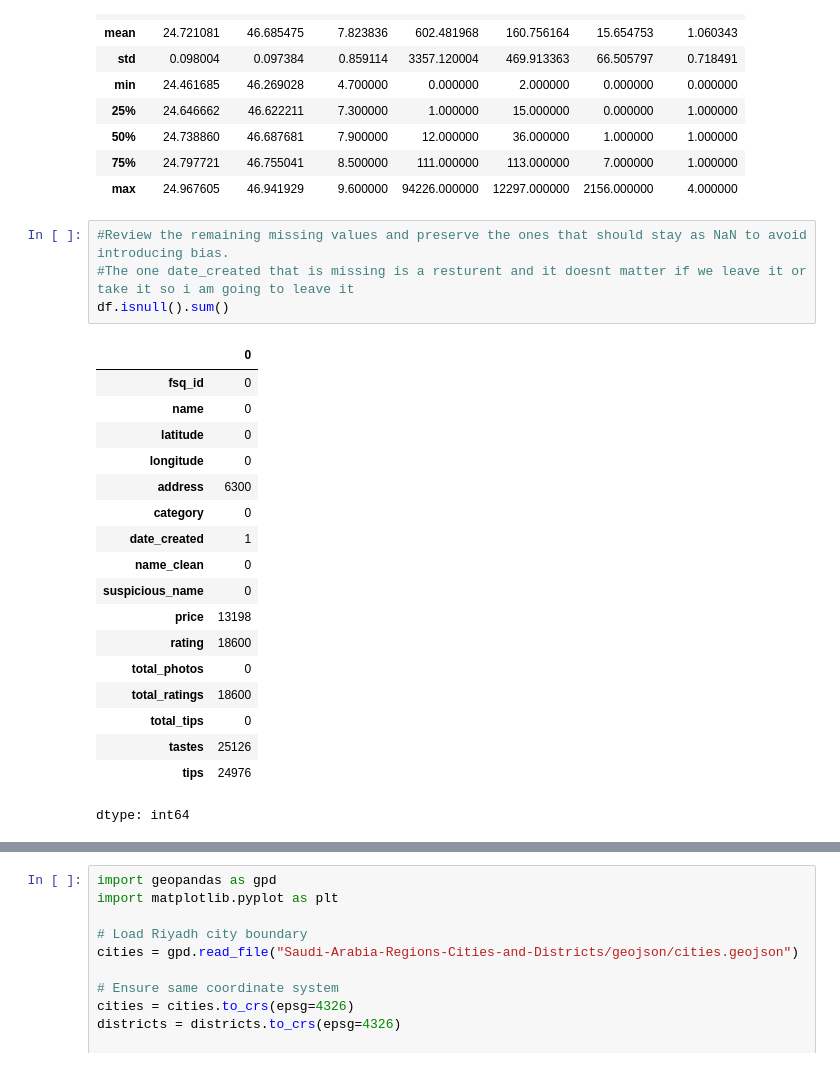
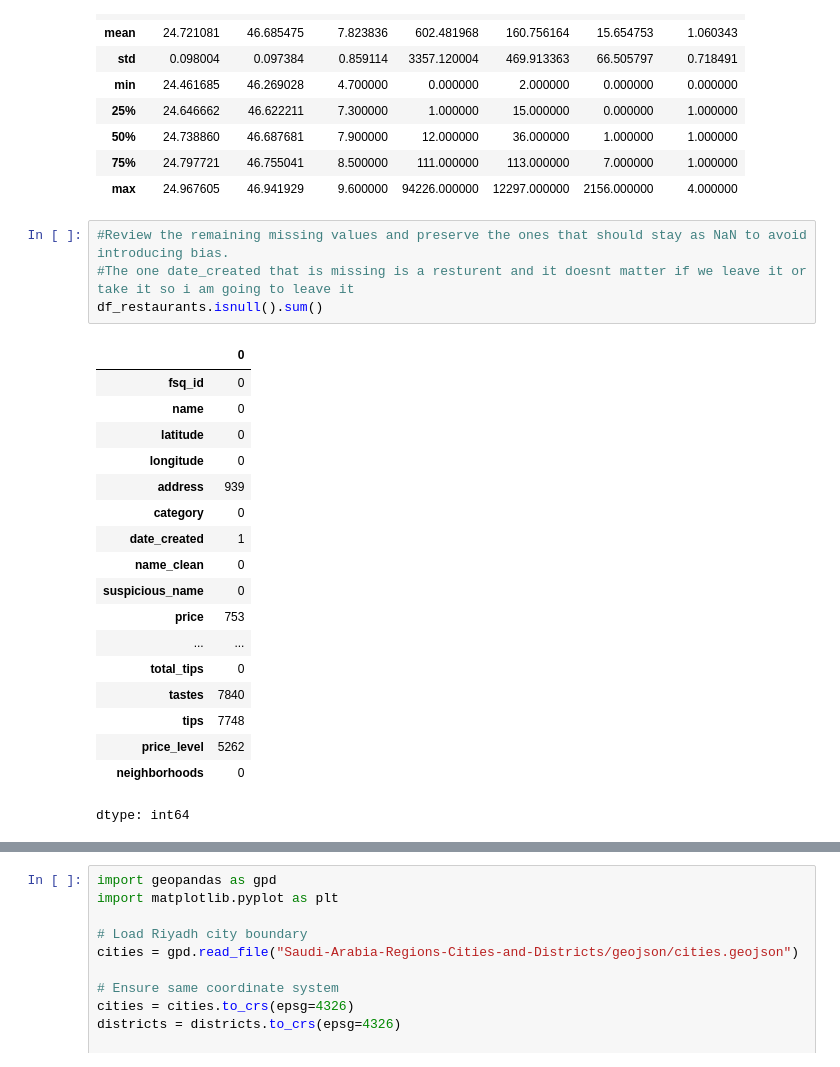
Before and after one commit to AbdulrahmanB-25/EDA_Project, a Jupyter notebook: EDA_Project.ipynb, the cells around one changed output, grey strips where cells are left out. Saved outputs shown, nothing was run; the diff lists cells and outputs as text.

```diff
--- a/EDA_Project.ipynb
+++ b/EDA_Project.ipynb
@@ -347,23 +347,23 @@ df_restaurants.describe()
 # %%
 #Review the remaining missing values and preserve the ones that should stay as NaN to avoid introducing bias.
 #The one date_created that is missing is a resturent and it doesnt matter if we leave it or take it so i am going to leave it
-df.isnull().sum()
+df_restaurants.isnull().sum()
 # %% [output]
 |  | 0 |
 | fsq_id | 0 |
 | name | 0 |
 | latitude | 0 |
 | longitude | 0 |
-| address | 6300 |
+| address | 939 |
 | category | 0 |
 | date_created | 1 |
 | name_clean | 0 |
 | suspicious_name | 0 |
-| price | 13198 |
-| rating | 18600 |
-| total_photos | 0 |
-| total_ratings | 18600 |
+| price | 753 |
+| ... | ... |
 | total_tips | 0 |
-| tastes | 25126 |
-| tips | 24976 |
+| tastes | 7840 |
+| tips | 7748 |
+| price_level | 5262 |
+| neighborhoods | 0 |
 dtype: int64
```
Also changed, not shown: parts of 3 cells of this notebook.
